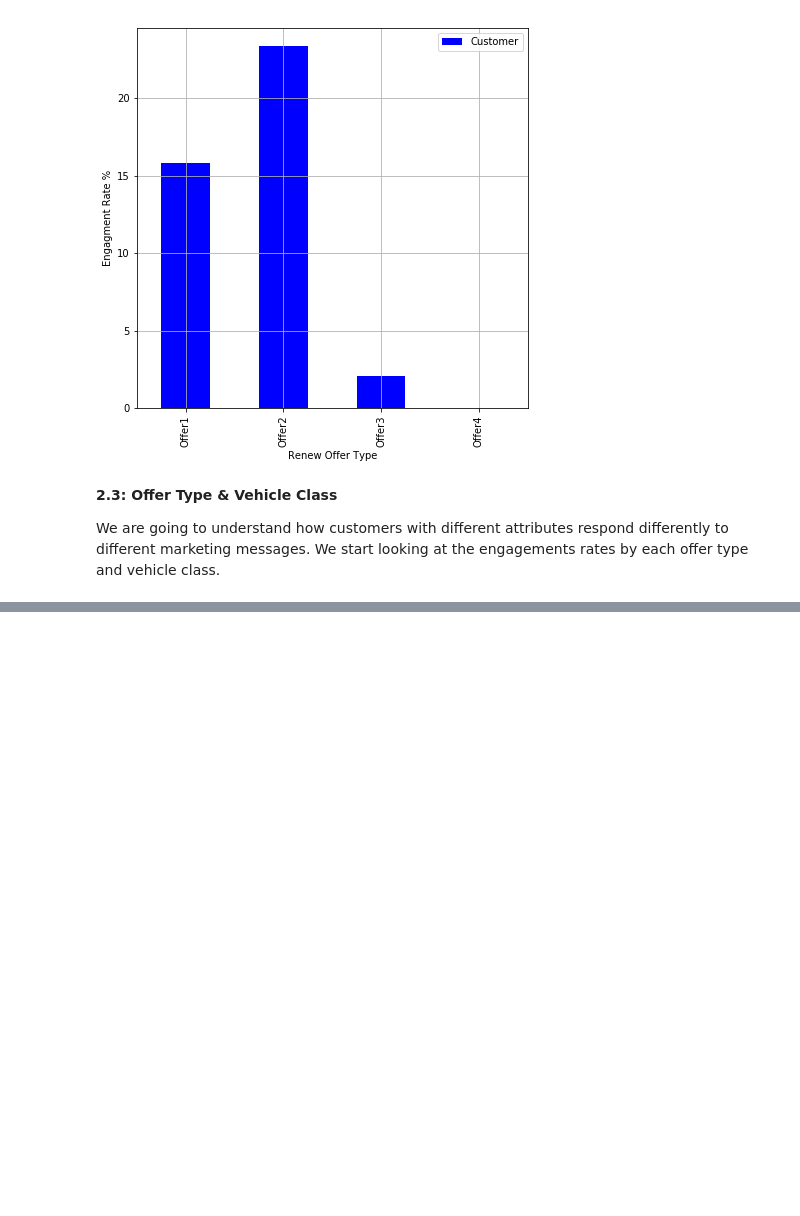
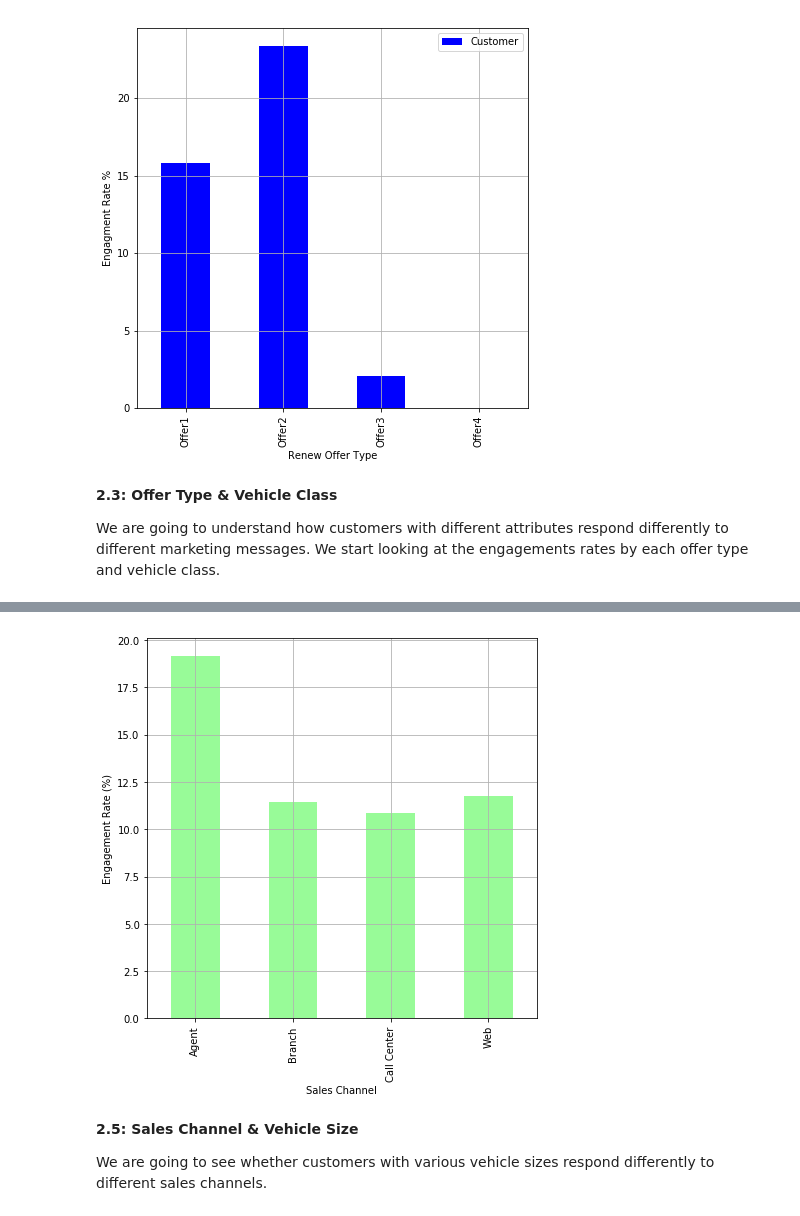
Before and after one commit to sahooamarjeet/ML_Case_Study, a Jupyter notebook: Customer_Analytics.ipynb, the cells around one changed output, grey strips where cells are left out. Drawn from its saved outputs; the diff is of its cells as text; code cells hidden in the pictures; blank space fills up the shorter version.

```diff
--- a/Customer_Analytics.ipynb
+++ b/Customer_Analytics.ipynb
@@ -107,0 +141,15 @@ by_offer_type_df = df.loc[df['Response'] == 'Yes'  #engaged customer
+# %%
+ax = (by_sales_channel_df*100).plot(
+kind = 'bar',
+figsize = (7,7),
+color = 'palegreen',
+grid = True)
+ax.set_ylabel('Engagement Rate (%)')
+plt.show()
+# %% [output]
+[figure, added]
+# %% [markdown]
+**2.5: Sales Channel & Vehicle Size**
+
+We are going to see whether customers with various vehicle sizes respond differently to different
+sales channels.
```
Also changed, not shown: parts of 8 cells of this notebook.
